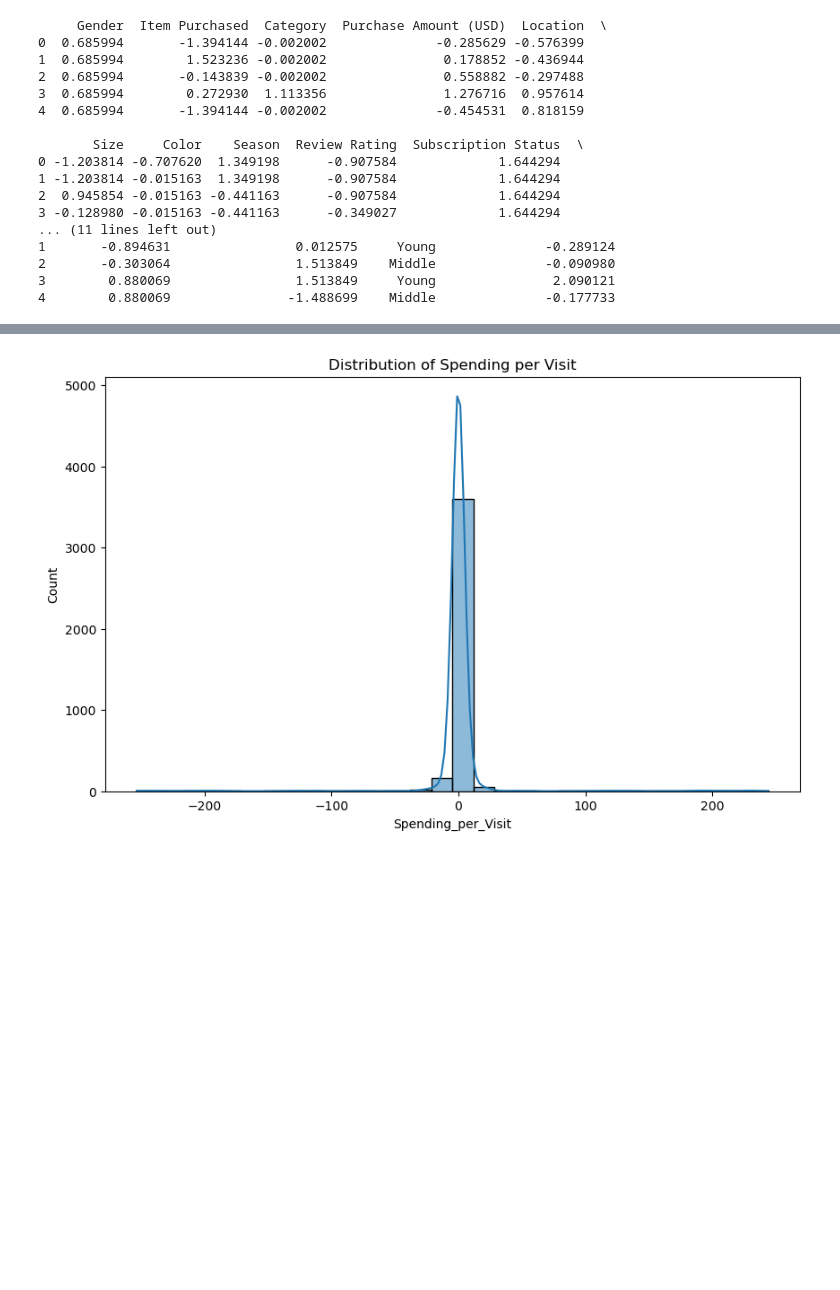
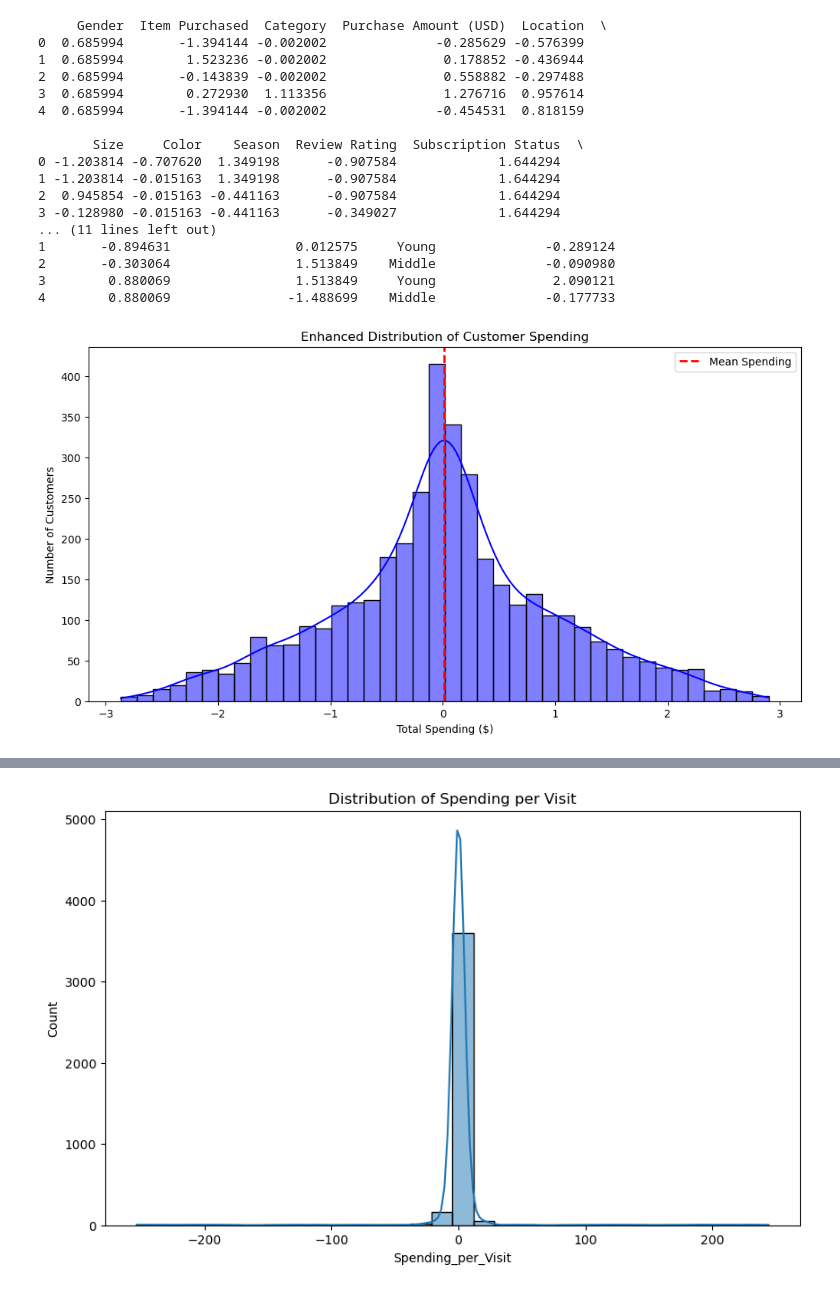
Before and after one commit to CassandraMaldonado/ML_customer_clustering, a Jupyter notebook: Customer_Retail.ipynb, the cells around one changed output, grey strips where cells are left out. Drawn from its saved outputs; the diff is of its cells as text; code cells hidden in the pictures; blank space fills up the shorter version.

```diff
--- a/Customer_Retail.ipynb
+++ b/Customer_Retail.ipynb
@@ -397,3 +405,14 @@ print(df.head())
 2       -0.303064                1.513849    Middle              -0.090980
 3        0.880069                1.513849     Young               2.090121
 4        0.880069               -1.488699    Middle              -0.177733
+# %%
+plt.figure(figsize=(12, 6))
+sns.histplot(df["total_spending_per_id"], bins=40, kde=True, color="blue", edgecolor="black")
+plt.axvline(df["total_spending_per_id"].mean(), color="red", linestyle="dashed", linewidth=2, label="Mean Spending")
+plt.legend()
+plt.xlabel("Total Spending ($)")
+plt.ylabel("Number of Customers")
+plt.title("Enhanced Distribution of Customer Spending")
+plt.show()
+# %% [output]
+[figure, added]
```
Also changed, not shown: parts of 26 cells of this notebook.
